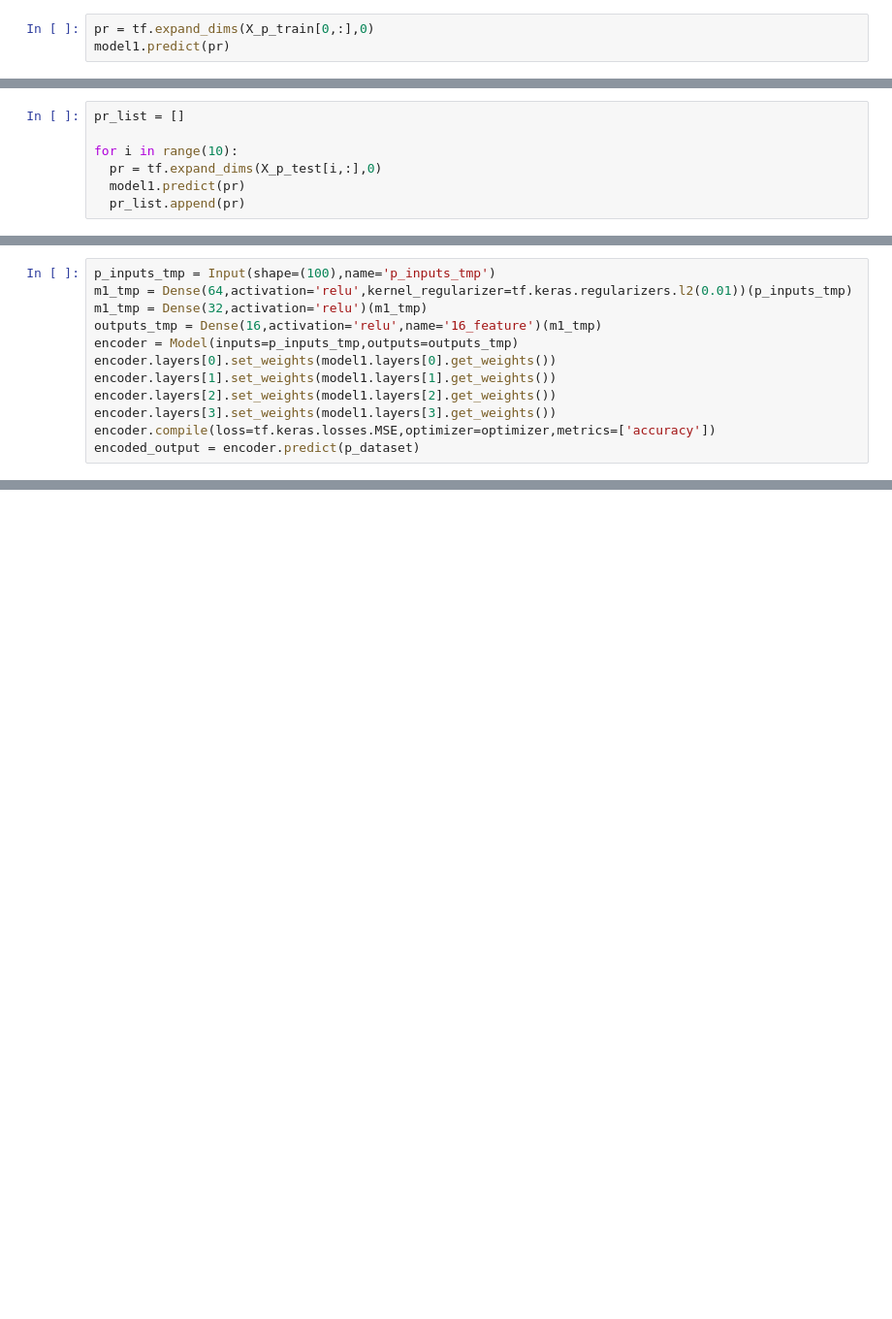
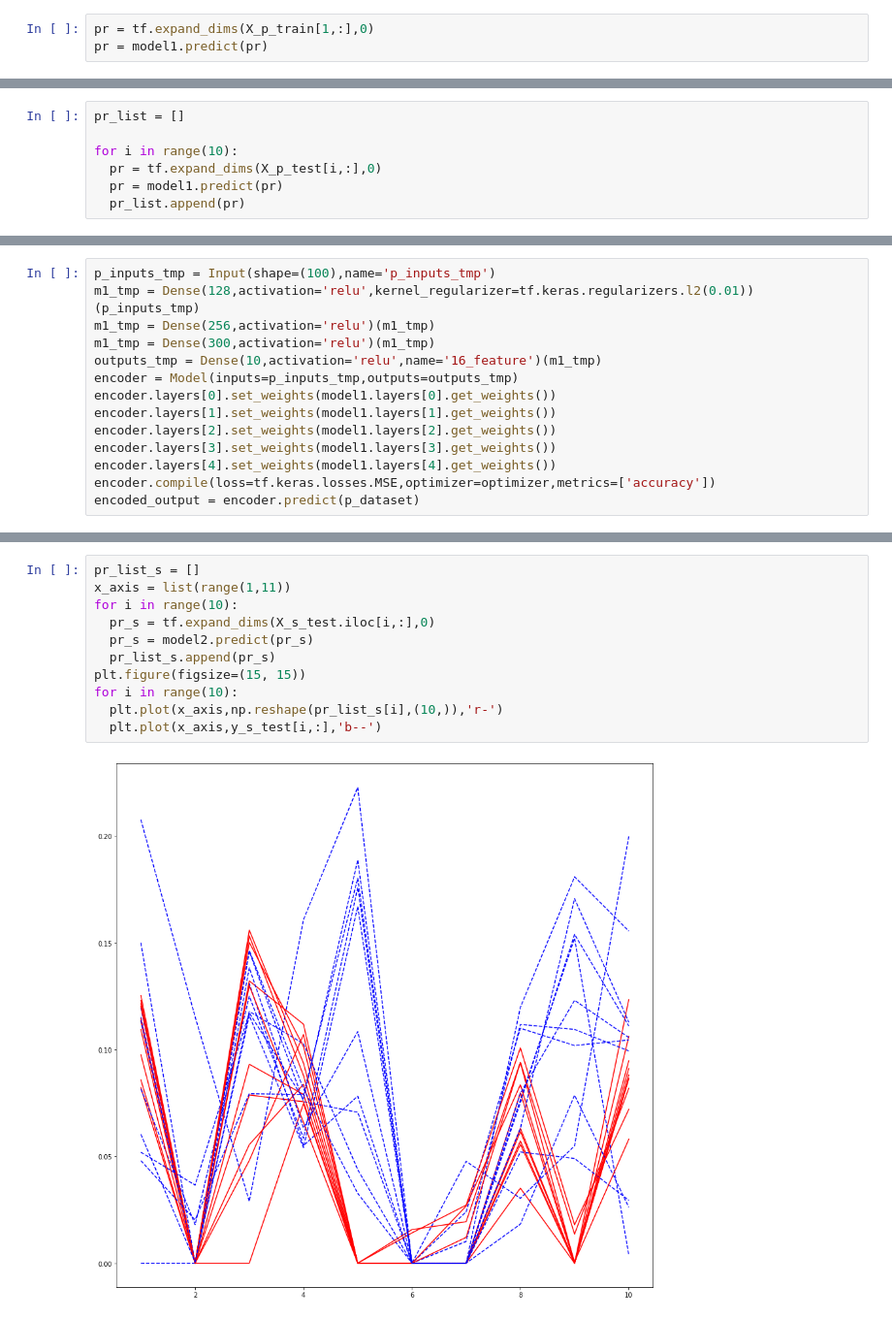
Before and after one commit to SJY-coder/STSEL, a Jupyter notebook: stsel_en_de.ipynb, the cells around one changed output, grey strips where cells are left out. Shown at 97% size. Cells and saved outputs as stored; diff of their text form; blank space fills up the shorter version.

```diff
--- a/stsel_en_de.ipynb
+++ b/stsel_en_de.ipynb
@@ -106,3 +111,3 @@ Epoch 4485/10000
 # %%
-pr = tf.expand_dims(X_p_train[0,:],0)
-model1.predict(pr)
+pr = tf.expand_dims(X_p_train[1,:],0)
+pr = model1.predict(pr)
@@ -158,7 +145,7 @@ pr_list = []
 
 for i in range(10):
   pr = tf.expand_dims(X_p_test[i,:],0)
-  model1.predict(pr)
+  pr = model1.predict(pr)
   pr_list.append(pr)
 # %%
 plt.figure(figsize=(15, 15))
@@ -172,13 +159,15 @@ for i in range(10):
 # %%
 p_inputs_tmp = Input(shape=(100),name='p_inputs_tmp')
-m1_tmp = Dense(64,activation='relu',kernel_regularizer=tf.keras.regularizers.l2(0.01))(p_inputs_tmp)
-m1_tmp = Dense(32,activation='relu')(m1_tmp)
-outputs_tmp = Dense(16,activation='relu',name='16_feature')(m1_tmp)
+m1_tmp = Dense(128,activation='relu',kernel_regularizer=tf.keras.regularizers.l2(0.01))(p_inputs_tmp)
+m1_tmp = Dense(256,activation='relu')(m1_tmp)
+m1_tmp = Dense(300,activation='relu')(m1_tmp)
+outputs_tmp = Dense(10,activation='relu',name='16_feature')(m1_tmp)
 encoder = Model(inputs=p_inputs_tmp,outputs=outputs_tmp)
 encoder.layers[0].set_weights(model1.layers[0].get_weights())
 encoder.layers[1].set_weights(model1.layers[1].get_weights())
 encoder.layers[2].set_weights(model1.layers[2].get_weights())
 encoder.layers[3].set_weights(model1.layers[3].get_weights())
+encoder.layers[4].set_weights(model1.layers[4].get_weights())
 encoder.compile(loss=tf.keras.losses.MSE,optimizer=optimizer,metrics=['accuracy'])
 encoded_output = encoder.predict(p_dataset)
 # %%
@@ -236,0 +284,13 @@ matches perfectly! encoder and decoder worked!
+# %%
+pr_list_s = []
+x_axis = list(range(1,11))
+for i in range(10):
+  pr_s = tf.expand_dims(X_s_test.iloc[i,:],0)
+  pr_s = model2.predict(pr_s)
+  pr_list_s.append(pr_s)
+plt.figure(figsize=(15, 15))
+for i in range(10):
+  plt.plot(x_axis,np.reshape(pr_list_s[i],(10,)),'r-')
+  plt.plot(x_axis,y_s_test[i,:],'b--')
+# %% [output]
+[figure, added]
```
Also changed, not shown: parts of 21 cells of this notebook.
